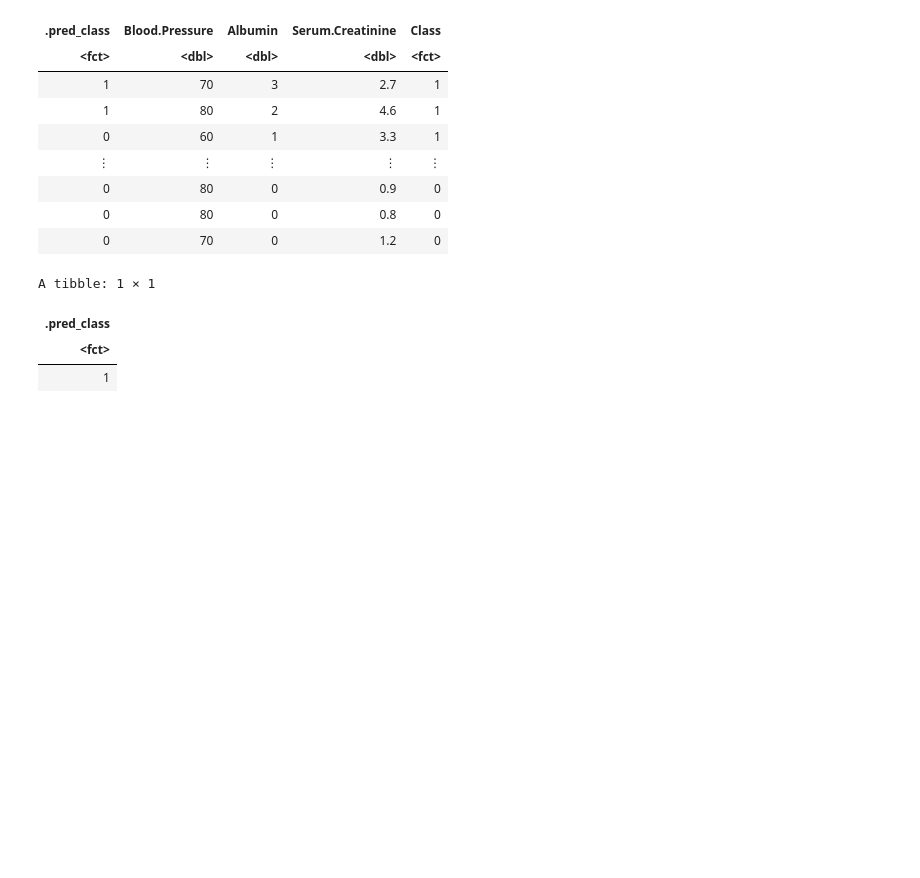
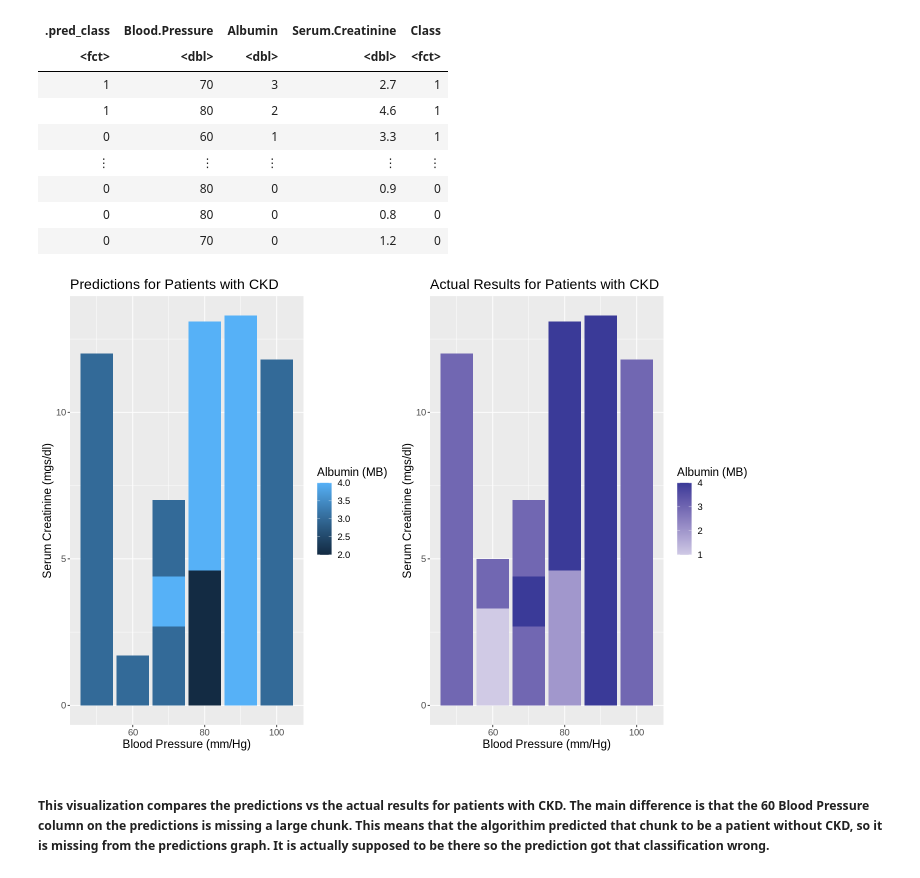
Before and after one commit to callen02/DSCI100_Group_25_Project, a Jupyter notebook: Proposal_Methods_Results.ipynb, the cells around one changed output. Saved outputs shown, nothing was run; the diff lists cells and outputs as text; code cells hidden in the pictures; blank space fills up the shorter version.

Commit message:
added graph

```diff
--- a/Proposal_Methods_Results.ipynb
+++ b/Proposal_Methods_Results.ipynb
@@ -296,13 +296,36 @@ A tibble: 38 × 5
 | 0 | 80 | 0 | 0.9 | 0 |
 | 0 | 80 | 0 | 0.8 | 0 |
 | 0 | 70 | 0 | 1.2 | 0 |
-# %%
-#Sample
-new_obs <- tibble(Blood.Pressure = 120, Albumin = 4, Serum.Creatinine = 2.7)
-ckd_new_obs <- predict(ckd_fit, new_obs)
-ckd_new_obs
-# %% [output]
-A tibble: 1 × 1
-| .pred_class |
-| <fct> |
-| 1 |
+# %%
+require(gridExtra)
+
+ckd_pred_class <- ckd_predictions %>%
+        filter(.pred_class == "1")
+
+ckd_act_class <- ckd_predictions %>%
+        filter(Class == "1")
+
+#ckd_pred_class
+options(repr.plot.width = 12, repr.plot.height = 8)
+
+ckd_pred_class_plot <- ckd_pred_class %>%
+        ggplot(aes(x = Blood.Pressure, y = Serum.Creatinine, fill = Albumin)) +
+        geom_bar(stat = "identity") +
+        labs(x = "Blood Pressure (mm/Hg)", y = "Serum Creatinine (mgs/dl)", fill = "Albumin (MB)",
+             title = "Predictions for Patients with CKD") +
+        theme(text = element_text(size = 14))
+#ckd_pred_class_plot
+
+ckd_act_class_plot <- ckd_act_class %>%
+        ggplot(aes(x = Blood.Pressure, y = Serum.Creatinine, fill = Albumin)) +
+        geom_bar(stat = "identity") +
+        labs(x = "Blood Pressure (mm/Hg)", y = "Serum Creatinine (mgs/dl)", fill = "Albumin (MB)",
+             title = "Actual Results for Patients with CKD") +
+        theme(text = element_text(size = 14)) +
+        scale_fill_gradient2()
+
+grid.arrange(ckd_pred_class_plot, ckd_act_class_plot, ncol=2)
+# %% [output]
+[figure, added]
+# %% [markdown]
+##### This visualization compares the predictions vs the actual results for patients with CKD. The main difference is that the 60 Blood Pressure column on the predictions is missing a large chunk. This means that the algorithim predicted that chunk to be a patient without CKD, so it is missing from the predictions graph. It is actually supposed to be there so the prediction got that classification wrong. ######
```
